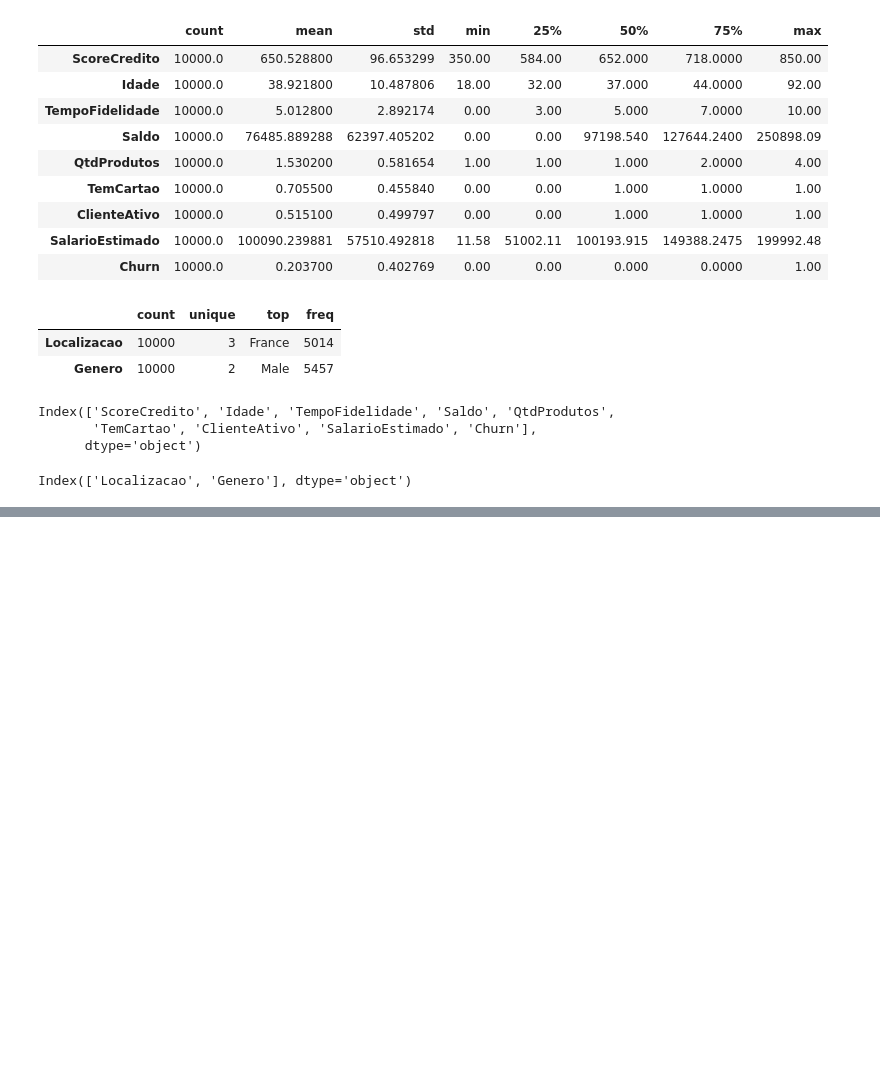
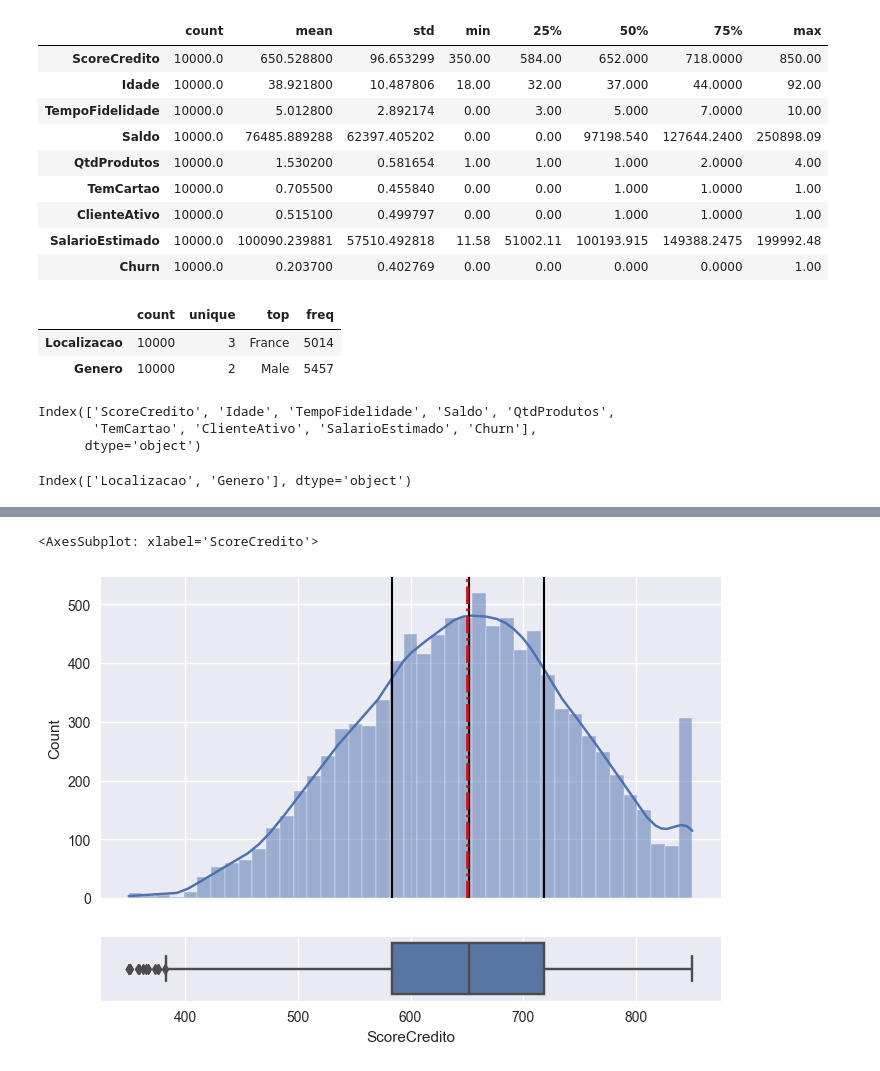
Before and after one commit to willyferreira/bank_churn, a Jupyter notebook: churn.ipynb, the cells around one changed output, grey strips where cells are left out. Drawn from its saved outputs; the diff is of its cells as text; code cells hidden in the pictures; blank space fills up the shorter version.

Commit message:
Construção dos gráficos

```diff
--- a/churn.ipynb
+++ b/churn.ipynb
@@ -136,0 +139,3 @@ Index(['Localizacao', 'Genero'], dtype='object')
+# %%
+#Definição do estilo dos gráficos
+plt.style.use('seaborn-v0_8')
@@ -136,0 +147,8 @@ Index(['Localizacao', 'Genero'], dtype='object')
+# %%
+#Definições dos quartis, mediana e limites
+q1_ScoreCredito = np.nanpercentile(df.ScoreCredito, 25)
+q3_ScoreCredito = np.nanpercentile(df.ScoreCredito, 75)
+mediana_ScoreCredito = np.mean(df.ScoreCredito)
+iqr_ScoreCredito = q3_ScoreCredito - q1_ScoreCredito
+lower_f_ScoreCredito = q1_ScoreCredito - (1.5 * iqr_ScoreCredito)
+upper_f_ScoreCredito = q3_ScoreCredito + (1.5 * iqr_ScoreCredito)
@@ -136,0 +183,14 @@ Index(['Localizacao', 'Genero'], dtype='object')
+# %%
+#Criando figura para inserção de dois gráficos
+fig, ax = plt.subplots(2, 1, gridspec_kw={'height_ratios': [5,1]}, sharex=True)
+#Histograma
+sns.histplot(x = df.ScoreCredito, kde=True, ax=ax[0])
+ax[0].axvline(x = q1_ScoreCredito, linestyle='-', linewidth=1.5, color='black')
+ax[0].axvline(x = q3_ScoreCredito, linestyle='-', linewidth=1.5, color='black')
+ax[0].axvline(x = np.nanpercentile(df.ScoreCredito, 50), linestyle='-', linewidth=1.5, color='black')
+ax[0].axvline(x = np.mean(df.ScoreCredito), linestyle='-.', linewidth=2, color='red')
+#Boxplot
+sns.boxplot(x = df.ScoreCredito, ax=ax[1])
+# %% [output]
+<AxesSubplot: xlabel='ScoreCredito'>
+[figure, added]
```
Also changed, not shown: parts of 6 cells of this notebook.
